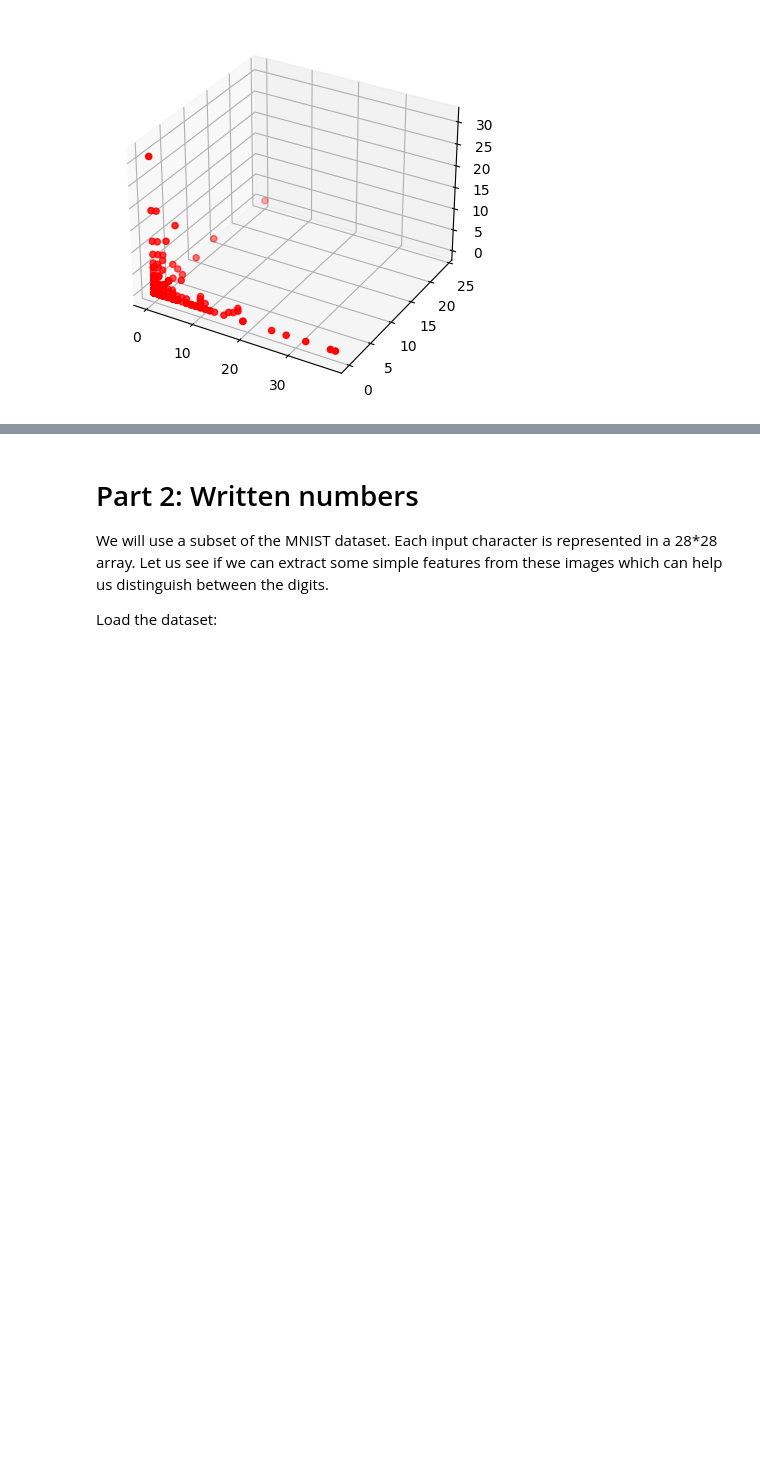
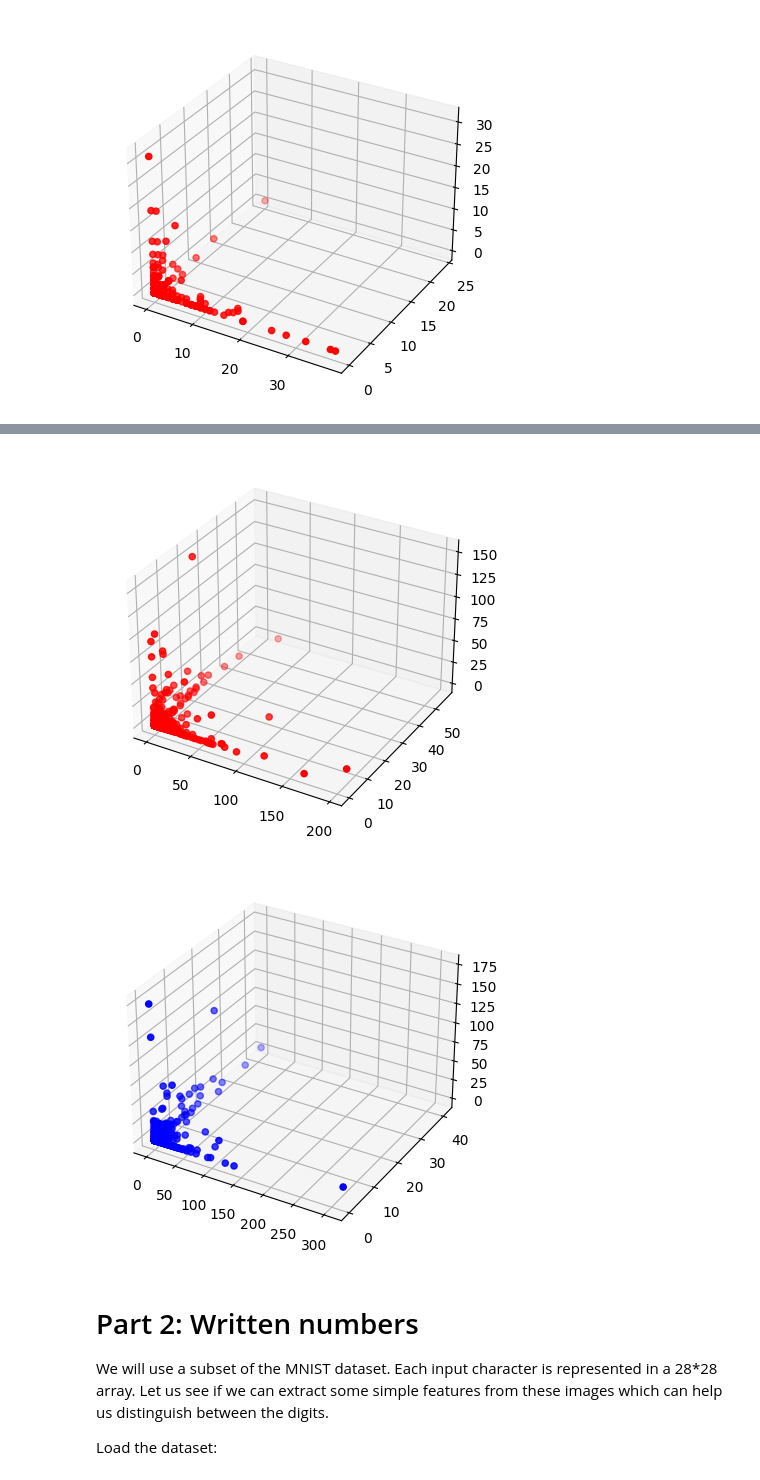
Before and after one commit to vanshnawander/colab_notebooks_aiml, a Jupyter notebook: AIML_Module_1_Lab_1_Extracting_features_from_data_.ipynb, the cells around one changed output, grey strips where cells are left out. Saved outputs shown, nothing was run; the diff lists cells and outputs as text; code cells hidden in the pictures; blank space fills up the shorter version.

```diff
--- a/AIML_Module_1_Lab_1_Extracting_features_from_data_.ipynb
+++ b/AIML_Module_1_Lab_1_Extracting_features_from_data_.ipynb
@@ -388,3 +408,25 @@ plt.show()
+# %%
+import plotly.express as px
+def plottrihistogram1(ngram,color):
+  freq = np.zeros((26,26,26))
+  for ii in range(26):
+    for jj in range(26):
+      for kk in range(26):
+        freq[ii,jj,kk] = ngram[(chr(ord('a')+ii), chr(ord('a')+jj), chr(ord('a')+kk))]
+  x = freq[:, 0]
+  y = freq[:, 1]
+  z = freq[:, 2]
+  fig = plt.figure()
+  ax = plt.axes(projection='3d')
+  ax.scatter3D(x, y, z, c=color, marker='o')
+  return freq
+# %%
+plottrihistogram1(trigram_giraffe,'r')
+plottrihistogram1(trigram_elephant,'b')
+plt.show()
+# %% [output]
+[figure, added]
+[figure, added]
 # %% [markdown]
 # Part 2: Written numbers
 
```
Also changed, not shown: parts of 18 cells of this notebook.
